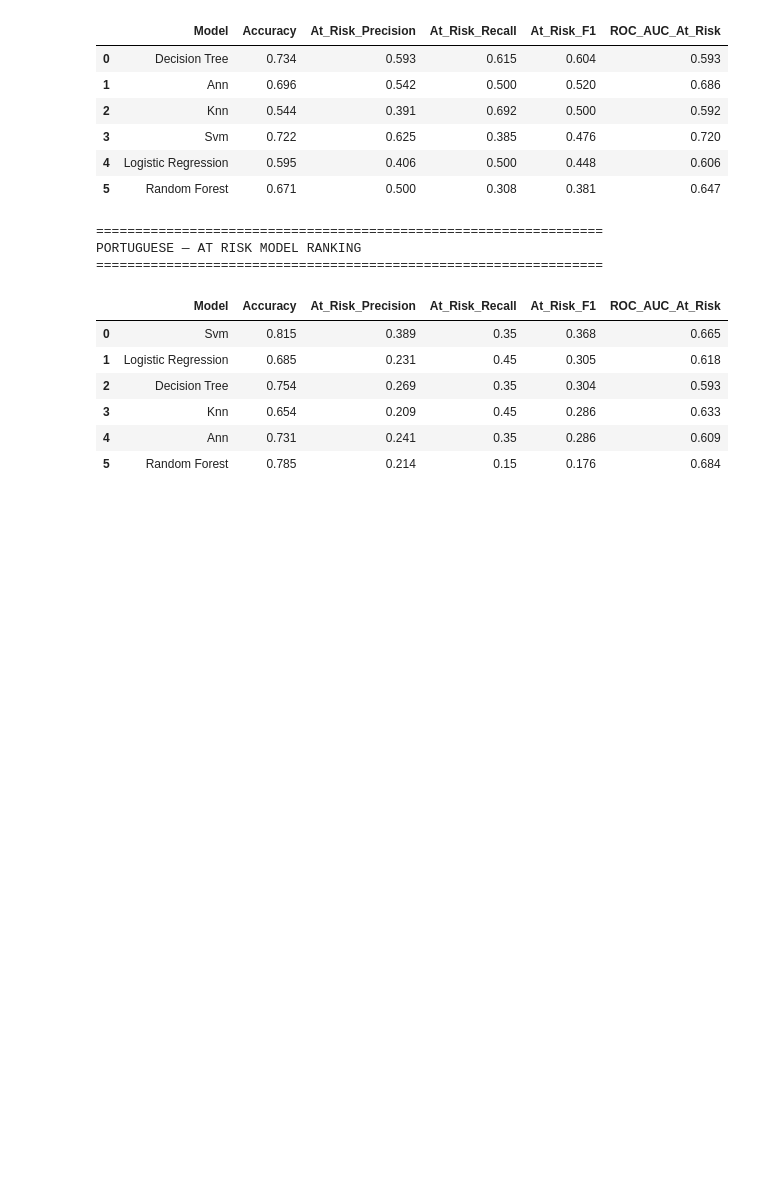
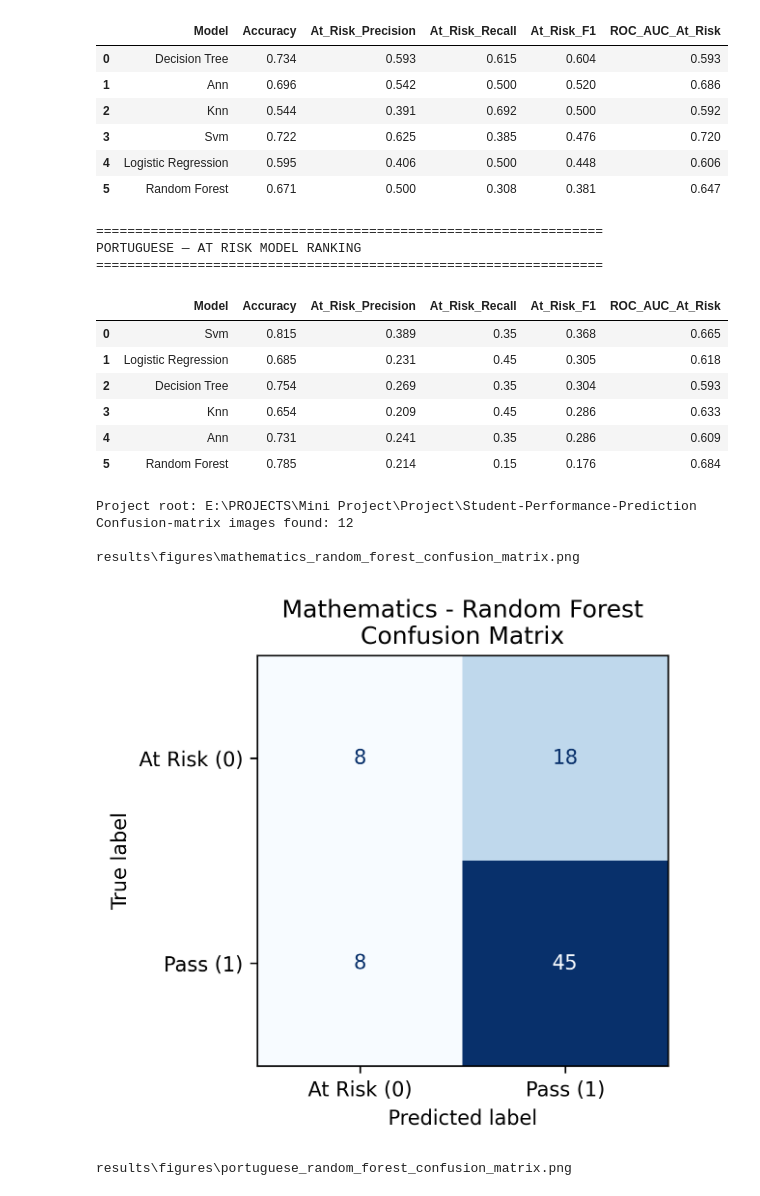
Before and after one commit to crypticlumen/Student-Performance-Prediction, a Jupyter notebook: notebooks/09_model_evaluation.ipynb, the cells around one changed output. Saved outputs shown, nothing was run; the diff lists cells and outputs as text; code cells hidden in the pictures; blank space fills up the shorter version.

```diff
--- a/notebooks/09_model_evaluation.ipynb
+++ b/notebooks/09_model_evaluation.ipynb
@@ -1134,3 +1134,53 @@ PORTUGUESE — AT RISK MODEL RANKING
 | 3 | Knn | 0.654 | 0.209 | 0.45 | 0.286 | 0.633 |
 | 4 | Ann | 0.731 | 0.241 | 0.35 | 0.286 | 0.609 |
 | 5 | Random Forest | 0.785 | 0.214 | 0.15 | 0.176 | 0.684 |
+# %%
+from pathlib import Path
+from IPython.display import display, Image
+
+# Find the project root
+project_root = Path.cwd().resolve()
+
+while not (
+    (project_root / "results").is_dir()
+    and (project_root / "notebooks").is_dir()
+):
+    if project_root.parent == project_root:
+        raise FileNotFoundError("Could not locate the project root.")
+    project_root = project_root.parent
+
+# Locate existing confusion-matrix images
+image_files = [
+    path
+    for path in (project_root / "results").rglob("*")
+    if path.is_file()
+    and path.suffix.lower() in {".png", ".jpg", ".jpeg"}
+    and "confusion" in path.name.lower()
+]
+
+print(f"Project root: {project_root}")
+print(f"Confusion-matrix images found: {len(image_files)}")
+
+# Show Random Forest confusion matrices first
+rf_images = [
+    path for path in image_files
+    if "random_forest" in path.name.lower()
+    or "random forest" in path.name.lower()
+    or "randomforest" in path.name.lower()
+]
+
+if rf_images:
+    for path in sorted(rf_images):
+        print(f"\n{path.relative_to(project_root)}")
+        display(Image(filename=str(path)))
+else:
+    print("\nRandom Forest images were not identified by filename.")
+    for path in sorted(image_files):
+        print(path.relative_to(project_root))
+# %% [output]
+Project root: E:\PROJECTS\Mini Project\Project\Student-Performance-Prediction
+Confusion-matrix images found: 12
+
+results\figures\mathematics_random_forest_confusion_matrix.png
+[figure, added]
+results\figures\portuguese_random_forest_confusion_matrix.png
```
Also changed, not shown: parts of 4 cells of this notebook, 12 other files.
